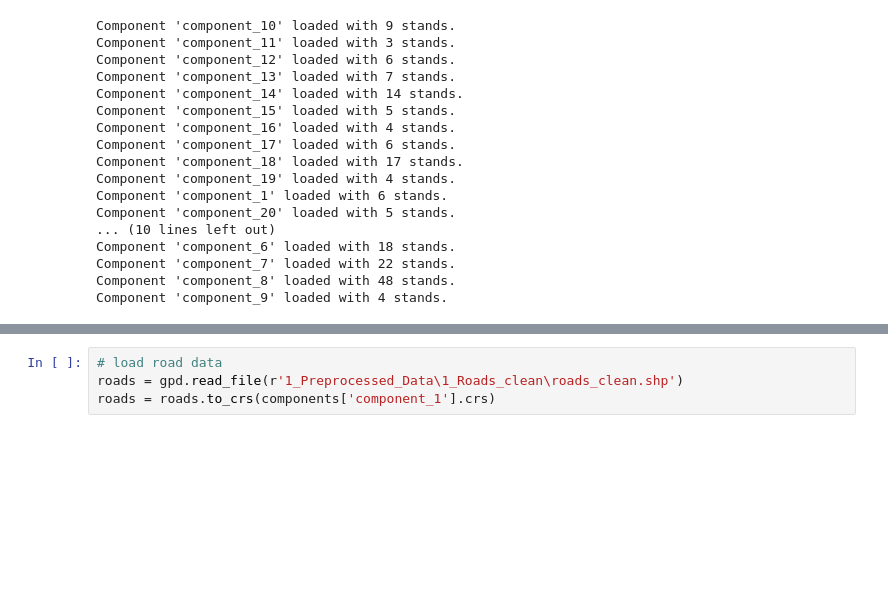
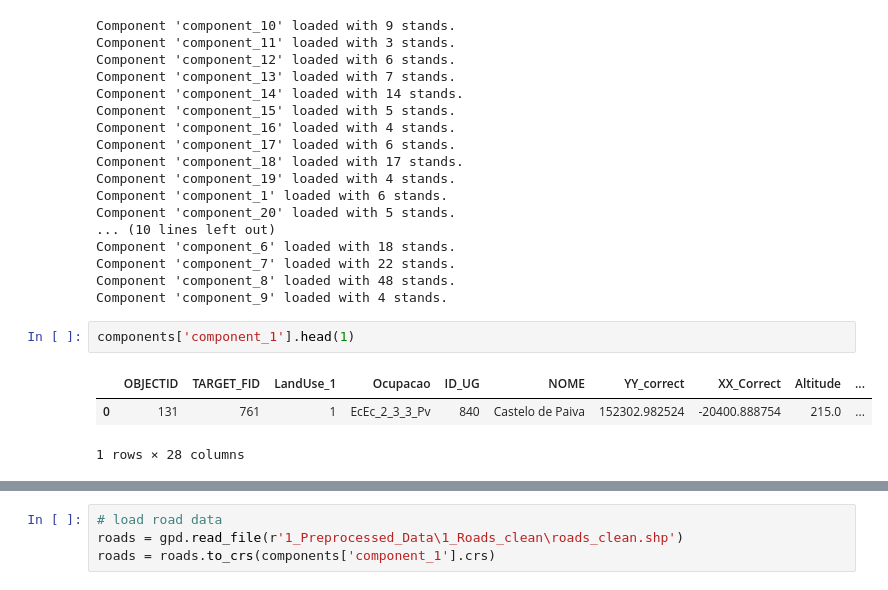
Before and after one commit to johannaasks/Masterthesis, a Jupyter notebook: 3_Graph_Creation.ipynb, the cells around one changed output, grey strips where cells are left out. Cells and saved outputs as stored; diff of their text form; blank space fills up the shorter version.

```diff
--- a/3_Graph_Creation.ipynb
+++ b/3_Graph_Creation.ipynb
@@ -69,3 +70,9 @@ Component 'component_6' loaded with 18 stands.
 Component 'component_7' loaded with 22 stands.
 Component 'component_8' loaded with 48 stands.
 Component 'component_9' loaded with 4 stands.
+# %%
+components['component_1'].head(1)
+# %% [output]
+|  | OBJECTID | TARGET_FID | LandUse_1 | Ocupacao | ID_UG | NOME | YY_correct | XX_Correct | Altitude | ... |
+| 0 | 131 | 761 | 1 | EcEc_2_3_3_Pv | 840 | Castelo de Paiva | 152302.982524 | -20400.888754 | 215.0 | ... |
+1 rows × 28 columns
```
Also changed, not shown: parts of 30 cells of this notebook, 3 other files.
